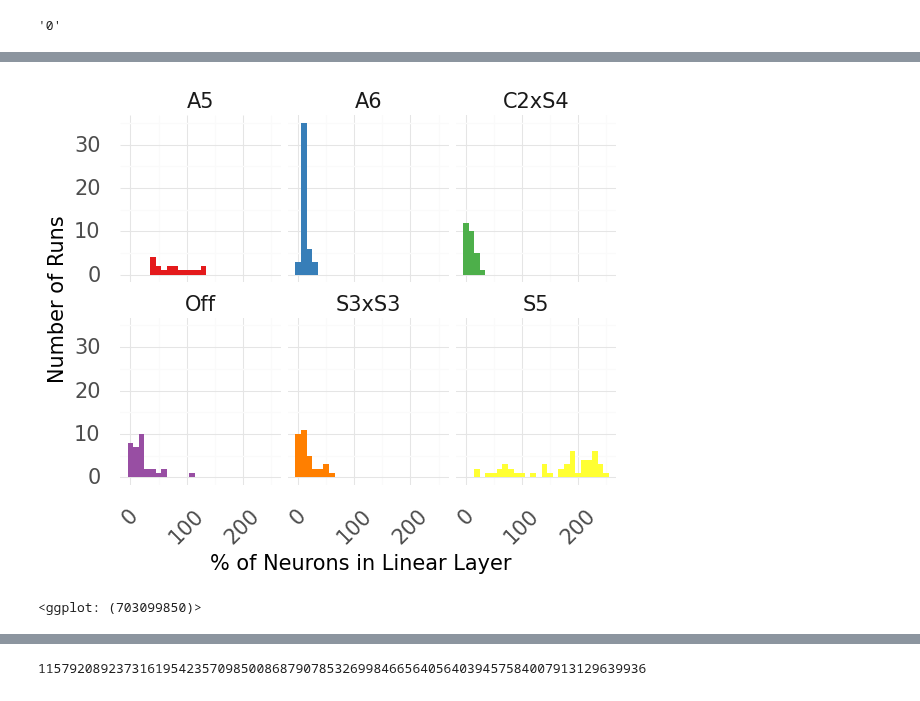
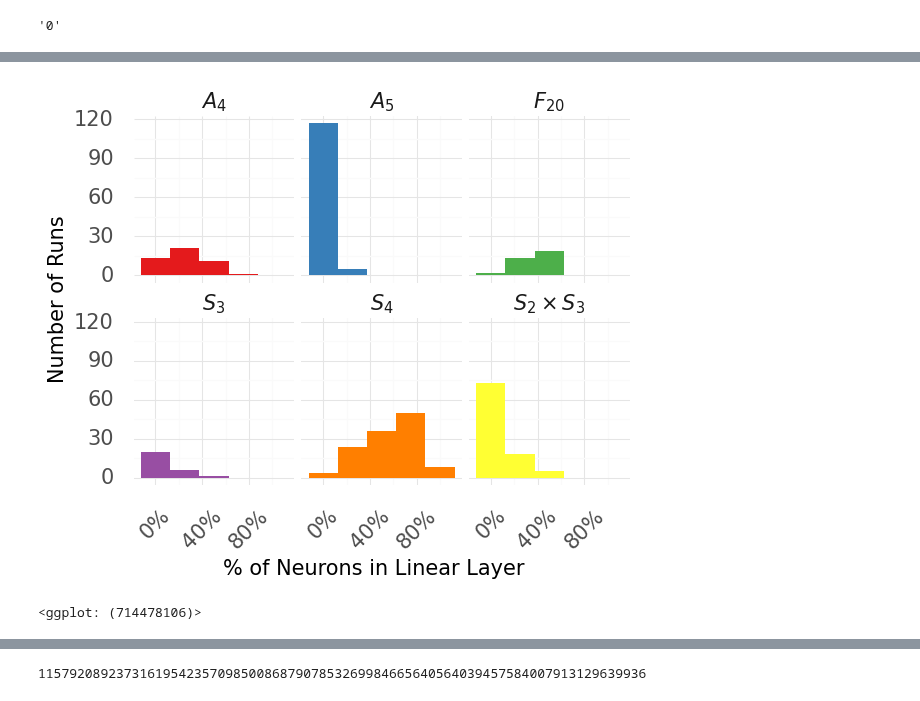
Before and after one commit to dashstander/sn-grok, a Jupyter notebook: notebooks/small_replication.ipynb, the cells around one changed output, grey strips where cells are left out. Saved outputs shown, nothing was run; the diff lists cells and outputs as text; code cells hidden in the pictures.

```diff
--- a/notebooks/small_replication.ipynb
+++ b/notebooks/small_replication.ipynb
@@ -947,5 +1190,5 @@ shape: (5, 22)
 # %%
-s6_coset_path = Path('/Volumes/External01/data/s6_cosets/S6_analysis/')
+s6_coset_path = Path('/Volumes/External01/data/s6_correct/')
 
 cols = ['seed', 'epoch', 'layer', 'variable', 'subgroup', 'min_coset_var', 'coset_var_ratio', 'full_var', 'two_norm', 'subgroup_class', 'neuron_classification']
 
@@ -984,8 +1227,8 @@ s6_coset_df = pl.concat(s6_coset_data)
 
 cosets_data = (
     s6_coset_df.with_columns(
-        left_neuron_class = pl.col('left_neuron_classification').str.split(by='_').list.get(0),
-        right_neuron_class = pl.col('right_neuron_classification').str.split(by='_').list.get(0),
+        left_neuron_class = pl.col('left_neuron_classification').str.replace(r'_[0-9]{1,2}$', ''),
+        right_neuron_class = pl.col('right_neuron_classification').str.replace(r'_[0-9]{1,2}$', ''),
         neuron_class_pair = '(' + pl.col('left_neuron_classification') + ', ' + pl.col('right_neuron_classification') + ')'
     )
 )
@@ -1119,7 +1472,8 @@ paths[0].name.strip('.parquet')
 # %% [output]
 '0'
 # %%
-small_coset_path = Path('/Users/dashiell/s6_50_checkpoints/S6_cosets')
+#small_coset_path = Path('/Users/dashiell/s6_50_checkpoints/S6_cosets')
+small_coset_path = Path('/Users/dashiell/Documents/sn-circuits/small/')
 
 cols = ['epoch', 'layer', 'variable', 'subgroup', 'min_coset_var', 'coset_var_ratio', 'full_var', 'two_norm', 'subgroup_class', 'neuron_classification']
 
@@ -1208,32 +1562,52 @@ shape: (16, 2)
 # %%
+
+
+from mizani.palettes import brewer_pal
+from plotnine import scale_fill_brewer, element_text, theme_minimal, scale_x_continuous, labs
+from mizani.formatters import percent_format
+
+sg_names = {
+    'A4': '$A_4$',
+    'A5': '$A_5$',
+    'F20': '$F_{20}$',
+    'S2xS3': '$S_{2} \\times S_{3}$',
+    'S3': '$S_3$',
+    'S4': '$S_4$'
+}
+
+
 df = (
      cosets_data
      .filter(pl.col('left_neuron_class') == pl.col('right_neuron_class'))
-     #.filter(pl.col('epoch') == 249999)
+     .filter(pl.col('epoch') == 249999)
      .groupby([ 'seed', 'left_neuron_class']).agg(
          pl.count()
      )
-     .with_columns(pcnt=pl.col('count'))
-     .filter(pl.col('left_neuron_class').is_in(['S5', 'A5', 'A6', 'S3xS3', 'C2xS4', 'Off']))
+     .with_columns(pcnt=pl.col('count')/128.0)
+     .filter(pl.col('left_neuron_class').is_in(['A4', 'A5', 'F20', 'S2xS3', 'S3', 'S4']))
      .with_columns(
-         subgroup = pl.col('left_neuron_class') #.map_dict(sg_names)
+         subgroup = pl.col('left_neuron_class').map_dict(sg_names)
      )
 )
 
 fig = (
-    ggplot(df, aes(x='count', fill='subgroup'))
-    + geom_histogram(binwidth=10, show_legend=False)
+    ggplot(df, aes(x='pcnt', fill='subgroup'))
+    + geom_histogram(binwidth=0.25, show_legend=False)
     + facet_wrap('~subgroup')
     + theme_minimal()
     + theme(text=element_text(size=15), axis_text_x=element_text(angle=45))
-    #+ scale_x_continuous(labels=percent_format())
+    + scale_x_continuous(labels=percent_format())
     + scale_fill_brewer(type='qual', palette=6)
     + labs(x = '% of Neurons in Linear Layer', y = 'Number of Runs', fill='Subgroup')
 )
+
+fig.save('/Users/dashiell/Documents/s5_small_coset_distribution.pdf')
+
+
 fig
 # %% [output]
-[figure, old version]
+[figure, new version]
-<ggplot: (703099850)>
+<ggplot: (714478106)>
 # %%
 df.filter(pl.col('left_neuron_class') == 'None').sort('pcnt')
 # 75, 64, 67
```
Also changed, not shown: parts of 28 cells of this notebook, 3 other files.
